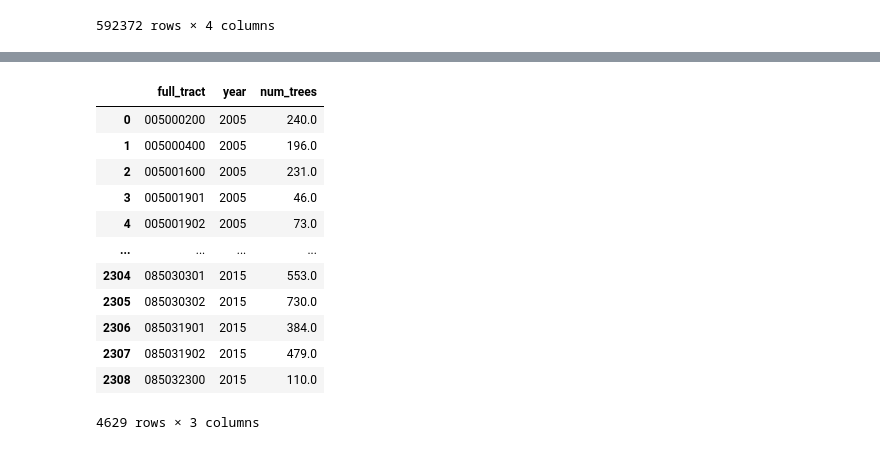
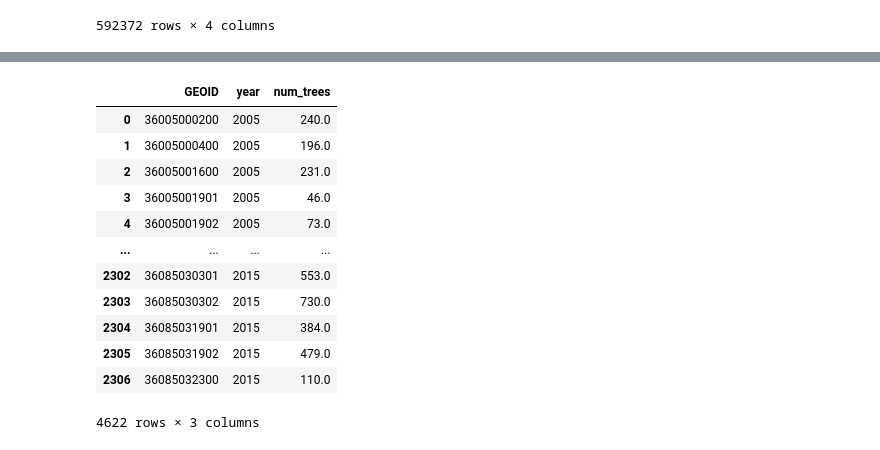
Before and after one commit to khyateed/forecasting-gentrification-nyc, a Jupyter notebook: tree_census_data.ipynb, the cells around one changed output, grey strips where cells are left out. Cells and saved outputs as stored; diff of their text form; code cells hidden in the pictures.

```diff
--- a/tree_census_data.ipynb
+++ b/tree_census_data.ipynb
@@ -91,8 +63,8 @@ df_ct
 # %%
 # group by tract number to get tree counts
 
-df_health = df_ct.groupby(['full_tract','health'])['borough'].count().rename('count').reset_index()
-df_15 = df_health.pivot_table(index='full_tract',columns='health',values='count').reset_index()
+df_health = df_ct.groupby(['GEOID','health'])['borough'].count().rename('count').reset_index()
+df_15 = df_health.pivot_table(index='GEOID', columns='health', values='count').reset_index()
 df_15['year']='2015'
 df_15['num_trees'] = df_15['Fair'].fillna(0) +df_15['Good'].fillna(0) +df_15['Poor'].fillna(0)
 df_15
@@ -149,11 +121,10 @@ geo_df["latitude"] = coords_df["latitude"]
 geo_df["longitude"] = coords_df["longitude"]
 
 # Perform a spatial join to match points to census tracts
-ct_lookup = gpd.sjoin(geo_df, tracts, how='left', predicate="within")[["latitude", "longitude", "CT2020"]]
+ct_lookup = gpd.sjoin(geo_df, tracts, how='left', predicate="within")[["latitude", "longitude", "GEOID"]]
 
 # merge our lats/longs with the lookup table we created
 df_ct = df.merge(ct_lookup, left_on=["latitude", "longitude"], right_on=["latitude", "longitude"])
-df_ct.rename(columns={"CT2020":"Tract"}, inplace=True)
 df_ct.drop(['latitude','longitude'], axis=1, inplace=True)
 df_ct
 # %% [output]
@@ -172,15 +143 @@ df_ct
 592372 rows × 3 columns
-# %%
-### encode the counties
-df_ct['boroname'] = df_ct['boroname'].astype(str)
-
-conditions = [df_ct['boroname'].str.contains("Bronx"),
-             df_ct['boroname'].str.contains("Manhattan"),
-             df_ct['boroname'].str.contains("Brooklyn"),
-             df_ct['boroname'].str.contains("Queens"),
-             df_ct['boroname'].str.contains("5")]
-choices = ['005','061','047','081','085']
-
-df_ct['county'] = np.select(conditions, choices, -1)
-df_ct['full_tract'] = df_ct.county + df_ct['Tract']
-df_ct
@@ -201,6 +144,6 @@ df_ct
 # %%
-df_health = df_ct.groupby(['full_tract','status'])['boroname'].count().rename('count').reset_index()
-df_05 = df_health.pivot_table(index='full_tract',columns='status',values='count').reset_index()
+df_health = df_ct.groupby(['GEOID','status'])['boroname'].count().rename('count').reset_index()
+df_05 = df_health.pivot_table(index='GEOID',columns='status',values='count').reset_index()
 df_05['year']='2005'
 df_05['num_trees'] = df_05['Excellent'].fillna(0)+ df_05['Good'].fillna(0)+ df_05['Poor'].fillna(0)
 df_05
@@ -221,27 +166,34 @@ df_05
 # %%
-## Impute missing values with the average percent increase
-combined = df_05[['full_tract', 'year', 'num_trees']].merge(df_15[['full_tract', 'year', 'num_trees']], on='full_tract')
+# calculate the avg percent change between 05 and 15
+combined = df_05[['GEOID', 'year', 'num_trees']].merge(df_15[['GEOID', 'year', 'num_trees']], on='GEOID')
 combined['pct_chng'] = ((combined['num_trees_y'] - combined['num_trees_x']) / combined['num_trees_x'])
 avg_pct_chng = combined['pct_chng'].mean()
 
-temp_15 = df_15[['full_tract','year','num_trees']][df_15['full_tract'].isin(df_05['full_tract'])==False]
-temp_15['num_trees'] = round(temp_15['num_trees'] * avg_pct_chng)
-temp_15['year'] = '2005'
+# find 2015 rows not in 2005 df
+missing_05 = df_15[['GEOID','year','num_trees']][df_15['GEOID'].isin(df_05['GEOID'])==False]
+missing_05['num_trees'] = round(missing_05['num_trees'] * avg_pct_chng)
+missing_05['year'] = '2005'
+
+# find 2005 rows not in 2015 df
+missing_15 = df_05[['GEOID','year','num_trees']][df_05['GEOID'].isin(df_15['GEOID'])==False] # find 2015 rows not in 2005 df
+missing_15['num_trees'] = round(missing_15['num_trees'] * (1+avg_pct_chng))
+missing_15['year'] = '2015'
+missing_15
 
 ### Combine tree counts by year
-stacked = pd.concat([df_05[['full_tract', 'year','num_trees']],temp_15,df_15[['full_tract', 'year', 'num_trees']]])
+stacked = pd.concat([df_05[['GEOID', 'year','num_trees']], missing_05, missing_15, df_15[['GEOID', 'year', 'num_trees']]])
 stacked
 # %% [output]
-|  | full_tract | year | num_trees |
-| 0 | 005000200 | 2005 | 240.0 |
-| 1 | 005000400 | 2005 | 196.0 |
-| 2 | 005001600 | 2005 | 231.0 |
-| 3 | 005001901 | 2005 | 46.0 |
-| 4 | 005001902 | 2005 | 73.0 |
+|  | GEOID | year | num_trees |
+| 0 | 36005000200 | 2005 | 240.0 |
+| 1 | 36005000400 | 2005 | 196.0 |
+| 2 | 36005001600 | 2005 | 231.0 |
+| 3 | 36005001901 | 2005 | 46.0 |
+| 4 | 36005001902 | 2005 | 73.0 |
 | ... | ... | ... | ... |
-| 2304 | 085030301 | 2015 | 553.0 |
-| 2305 | 085030302 | 2015 | 730.0 |
-| 2306 | 085031901 | 2015 | 384.0 |
-| 2307 | 085031902 | 2015 | 479.0 |
-| 2308 | 085032300 | 2015 | 110.0 |
+| 2302 | 36085030301 | 2015 | 553.0 |
+| 2303 | 36085030302 | 2015 | 730.0 |
+| 2304 | 36085031901 | 2015 | 384.0 |
+| 2305 | 36085031902 | 2015 | 479.0 |
+| 2306 | 36085032300 | 2015 | 110.0 |
-4629 rows × 3 columns
+4622 rows × 3 columns
```
Also changed, not shown: parts of 14 cells of this notebook.
